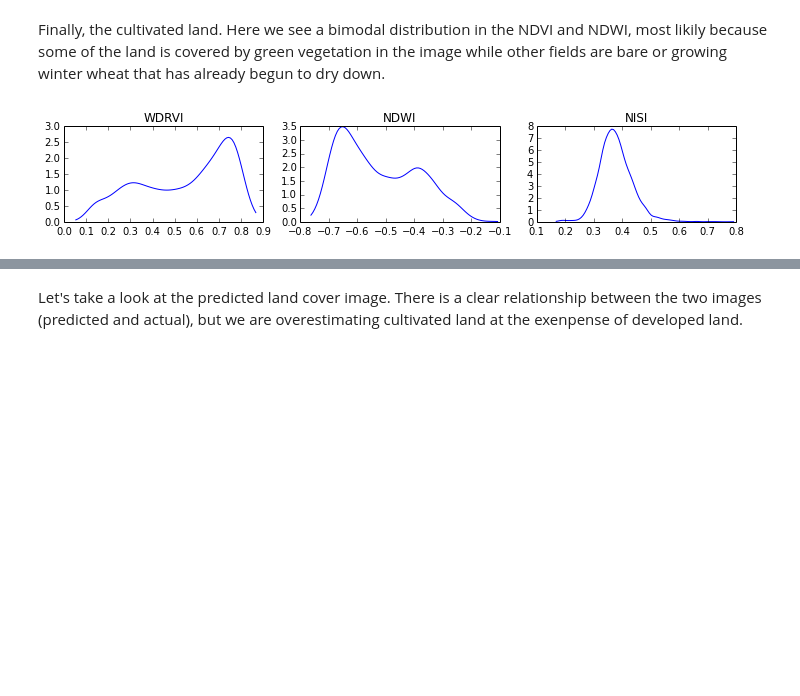
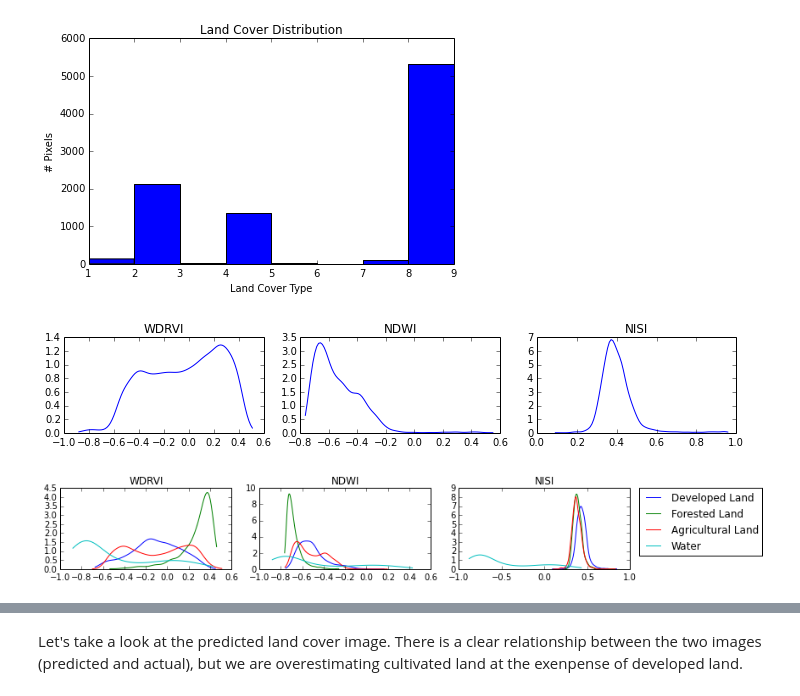
Before and after one commit to johnny313/Research, a Jupyter notebook: Satellite_Imagery_Tools/Land_Cover_Classification.ipynb, the cells around one changed output, grey strips where cells are left out. Saved outputs shown, nothing was run; the diff lists cells and outputs as text; code cells hidden in the pictures; blank space fills up the shorter version.

```diff
--- a/Satellite_Imagery_Tools/Land_Cover_Classification.ipynb
+++ b/Satellite_Imagery_Tools/Land_Cover_Classification.ipynb
@@ -32,7 +32,7 @@ SWIR = rast.transform_TOA(base_str, 6)
 TIR = rast.transform_sat_brightness_temp(base_str, 11)
 
 #Wide Dynamic Range Veg Index
-WDRVI = rast.calc_normalized_diff(NIR, RED, alpha=0.9)
+WDRVI = rast.calc_normalized_diff(NIR, RED, alpha=0.2)
 #Normalized Diff Water Index
 NDWI = rast.calc_normalized_diff(GREEN, NIR, alpha=1.0)
 
@@ -140,7 +97,70 @@ plt_data(sub_4)
-# %% [markdown]
-Finally, the cultivated land. Here we see a bimodal distribution in the NDVI and NDWI, most likily because some of the land is covered by green vegetation in the image while other fields are bare or growing winter wheat that has already begun to dry down.
-# %%
-sub_8 = subset(train_sample, 8)
-plt_data(sub_8)
-# %% [output]
-[figure, removed]
+# %%
+def subset(array, grp):
+    return array[np.where(array[:,0]==grp)]
+
+#Full Data Set Distribution
+plt.hist(train_sample[:,0], 8);
+plt.title('Land Cover Distribution')
+plt.ylabel('# Pixels')
+plt.xlabel('Land Cover Type')
+plt.tight_layout()
+
+#Data distribution for each feature
+prob_dens = map(stats.density,[train_sample[:,1],train_sample[:,2],train_sample[:,3]])
+plt.figure(figsize = (10,2))
+ax1 = plt.subplot(131)
+ax1.plot(prob_dens[0][0],prob_dens[0][1])
+ax1.set_title('WDRVI')
+ax2 = plt.subplot(132)
+ax2.plot(prob_dens[1][0],prob_dens[1][1])
+ax2.set_title('NDWI')
+ax3 = plt.subplot(133)
+ax3.plot(prob_dens[2][0],prob_dens[2][1])
+ax3.set_title('NISI')
+plt.tight_layout()
+
+######################################
+# Distributions by land cover type   #
+######################################
+
+sub_water = subset(train_sample, 1)
+sub_developed = subset(train_sample, 2)
+sub_forest = subset(train_sample, 4)
+sub_ag = subset(train_sample, 8)
+
+#set up the plot
+plt.figure(figsize = (10,2))
+
+#WDRVI curves
+WDRVI_prob_dens = map(stats.density,[sub_developed[:,1],sub_forest[:,1],sub_ag[:,1],sub_water[:,1]])
+ax1 = plt.subplot(131)
+ax1.plot(WDRVI_prob_dens[0][0], WDRVI_prob_dens[0][1])
+ax1.plot(WDRVI_prob_dens[1][0], WDRVI_prob_dens[1][1])
+ax1.plot(WDRVI_prob_dens[2][0], WDRVI_prob_dens[2][1])
+ax1.plot(WDRVI_prob_dens[3][0], WDRVI_prob_dens[3][1])
+ax1.set_title('WDRVI')
+
+#NDWI Curves
+NDWI_prob_dens = map(stats.density,[sub_developed[:,2],sub_forest[:,2],sub_ag[:,2],sub_water[:,1]])
+ax2 = plt.subplot(132)
+ax2.plot(NDWI_prob_dens[0][0], NDWI_prob_dens[0][1])
+ax2.plot(NDWI_prob_dens[1][0], NDWI_prob_dens[1][1])
+ax2.plot(NDWI_prob_dens[2][0], NDWI_prob_dens[2][1])
+ax2.plot(NDWI_prob_dens[3][0], NDWI_prob_dens[3][1])
+ax2.set_title('NDWI')
+
+#NISI Curves
+NISI_prob_dens = map(stats.density,[sub_developed[:,3],sub_forest[:,3],sub_ag[:,3],sub_water[:,1]])
+ax3 = plt.subplot(133)
+ax3.plot(NISI_prob_dens[0][0], NISI_prob_dens[0][1], label='Developed Land')
+ax3.plot(NISI_prob_dens[1][0], NISI_prob_dens[1][1], label='Forested Land')
+ax3.plot(NISI_prob_dens[2][0], NISI_prob_dens[2][1], label='Agricultural Land')
+ax3.plot(NISI_prob_dens[3][0], NISI_prob_dens[3][1], label='Water')
+ax3.set_title('NISI')
+
+ax3.legend(bbox_to_anchor=(1.05, 1), loc=2, borderaxespad=0.)
+plt.tight_layout()
+# %% [output]
+[figure, added]
+[figure, added]
+[figure, added]
```
Also changed, not shown: parts of 14 cells of this notebook, 2 other files.
